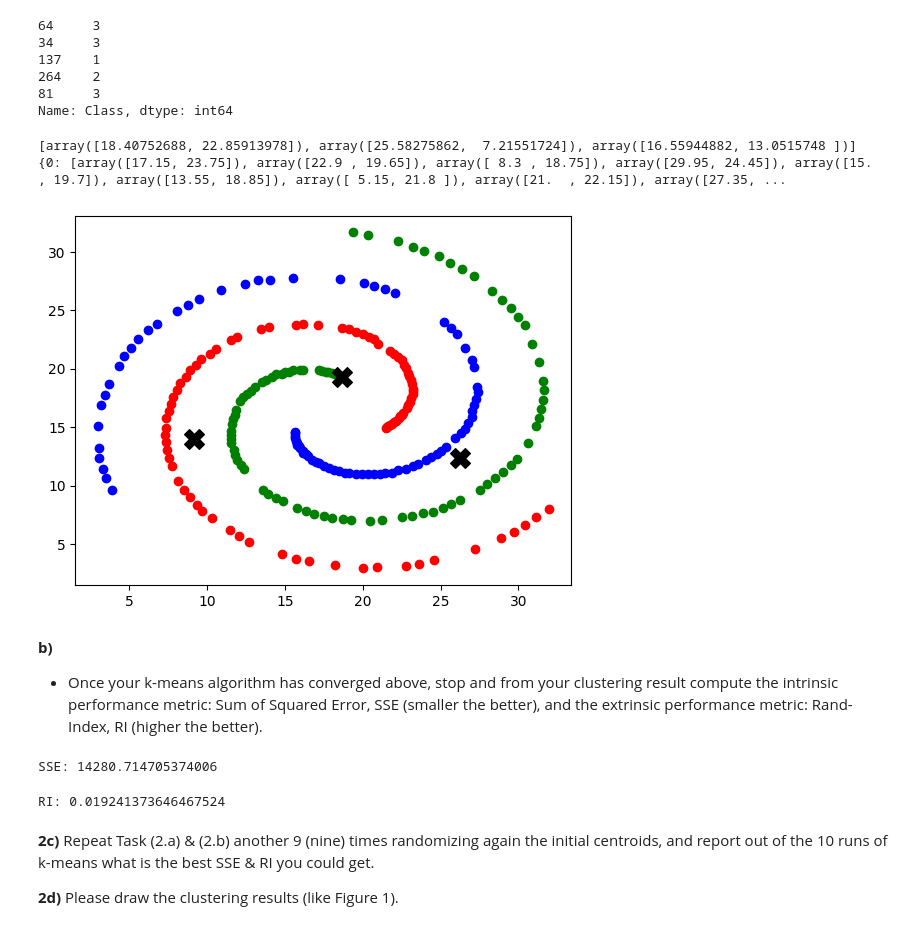
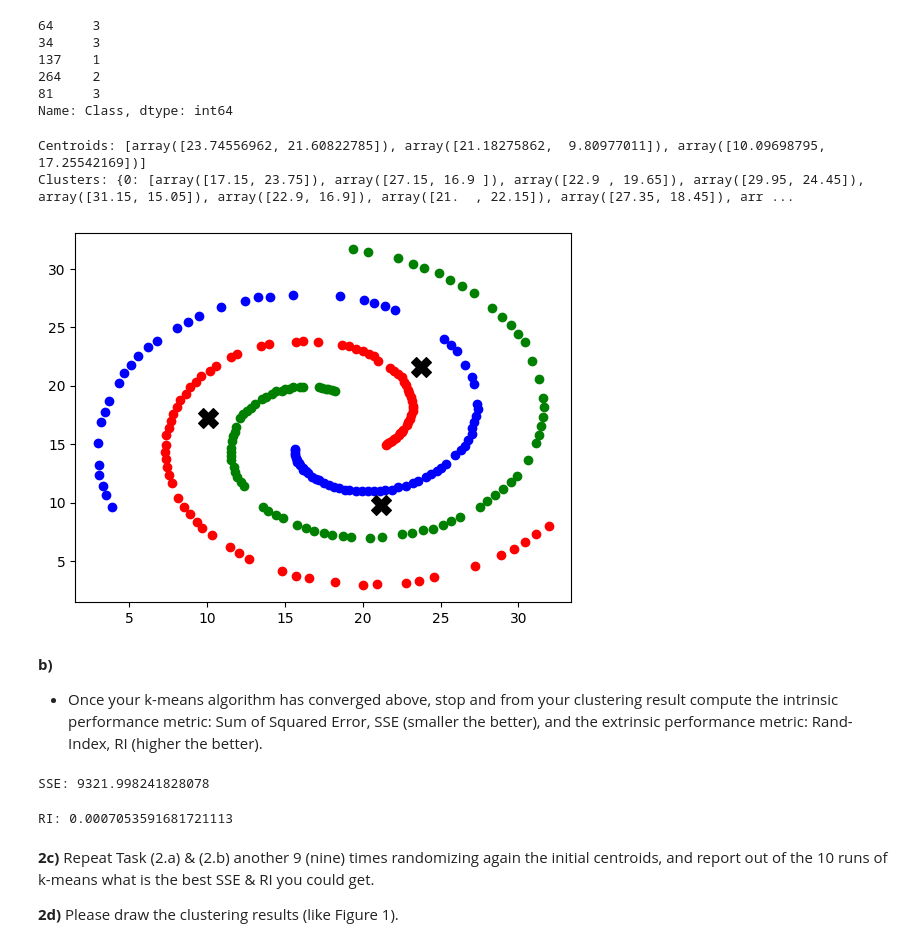
Before and after one commit to natalie2nguyen/ML_Assignment3, a Jupyter notebook: assignment3.ipynb, the cells around one changed output. Drawn from its saved outputs; the diff is of its cells as text; code cells hidden in the pictures.

```diff
--- a/assignment3.ipynb
+++ b/assignment3.ipynb
@@ -71,13 +71,16 @@ Name: Class, dtype: int64
 import random
 import numpy as np
 
+# Repeat steps 2 and 3 until the centroids no longer change significantly (i.e., convergence) or until a maximum number of iterations is reached.
 def df_to_list():
     return list(X_train.values)
 
+# Randomly select 3 centroids from the dataset
 def choose_centroids(data, k):
     # choose random centroids
     return random.sample(data, k)
 
+# For each data point, calculate the Euclidean distance to each of the centroids, and assign the point to the nearest centroid’s cluster.
 def assign_clusters(data,centroids):
     k = len(centroids)
     clusters = {}
@@ -93,21 +96,38 @@ def assign_clusters(data,centroids):
 
     return clusters
 
-def recalculate_centroids(clusters, centroids, k ):
+# For each cluster, recalculate the centroid by finding the mean of all points assigned to that cluster.
+def recalculate_centroids(clusters, data, k):
+    new_centroids = []
     for i in range(k):
-        centroids[i] = np.mean(clusters[i],axis=0)
-    return centroids
+        if clusters[i]:  # Ensure the cluster is not empty
+            new_centroids.append(np.mean(clusters[i], axis=0))
+        else:
+            # Reinitialize centroid with a random point from the data if the cluster is empty
+            new_centroids.append(random.choice(data))
+    return new_centroids
 
-for i in range(300):
+def k_means(k=3, max_iters=300, tol=1e-4):
     data = df_to_list()
-    centroids = choose_centroids(data,3)
-    clusters = assign_clusters(data, centroids)
-    solution = recalculate_centroids(clusters, centroids, 3)
-print(centroids)
-print(clusters)
+    centroids = choose_centroids(data, k)
+
+    for _ in range(max_iters):
+        clusters = assign_clusters(data, centroids)
+        new_centroids = recalculate_centroids(clusters, data, k)
+
+        # Check for convergence (if centroids do not change significantly)
+        if np.allclose(centroids, new_centroids, atol=tol):
+            break
+        centroids = new_centroids
+
+    return centroids, clusters
+
+centroids, clusters = k_means()
+print("Centroids:", centroids)
+print("Clusters:", clusters)
 # %% [output]
-[array([18.40752688, 22.85913978]), array([25.58275862,  7.21551724]), array([16.55944882, 13.0515748 ])]
-{0: [array([17.15, 23.75]), array([22.9 , 19.65]), array([ 8.3 , 18.75]), array([29.95, 24.45]), array([15. , 19.7]), array([13.55, 18.85]), array([ 5.15, 21.8 ]), array([21.  , 22.15]), array([27.35, ...
+Centroids: [array([23.74556962, 21.60822785]), array([21.18275862,  9.80977011]), array([10.09698795, 17.25542169])]
+Clusters: {0: [array([17.15, 23.75]), array([27.15, 16.9 ]), array([22.9 , 19.65]), array([29.95, 24.45]), array([31.15, 15.05]), array([22.9, 16.9]), array([21.  , 22.15]), array([27.35, 18.45]), arr ...
 # %%
 training_set = pd.concat([X_train, y_train])
 training_1 = training_set.loc[df['Class'] == 1]
@@ -116,12 +136,12 @@ training_3 = training_set.loc[df['Class'] == 3]
 # %%
 plt.scatter(training_1['x'], training_1['y'], color='g')
 plt.scatter(training_2['x'], training_2['y'], color='b')
 plt.scatter(training_3['x'], training_3['y'], color='r')
-for centroid in (centroids):
+for i, centroid in enumerate(centroids):
     plt.scatter(centroid[0], centroid[1], color="black", edgecolor='k', marker='X', s=200, label=f'Centroid {i+1}')
 plt.show()
 # %% [output]
-[figure, old version]
+[figure, new version]
 # %% [markdown]
 **b)**
 - Once your k-means algorithm has converged above, stop and from your clustering result compute the intrinsic performance metric: Sum of Squared Error, SSE (smaller the better), and the extrinsic performance metric: Rand-Index, RI (higher the better).
@@ -136,7 +156,7 @@ def calculate_SSE(clusters, centroids):
 SSE = calculate_SSE(clusters,centroids)
 print("SSE:", float(SSE))
 # %% [output]
-SSE: 14280.714705374006
+SSE: 9321.998241828078
 # %%
 
 from sklearn.metrics import adjusted_rand_score
@@ -152,7 +172,7 @@ def calculate_RI(centroids):
 RI = calculate_RI(centroids)
 print("RI:", RI)
 # %% [output]
-RI: 0.019241373646467524
+RI: 0.0007053591681721113
 # %% [markdown]
 **2c)**
     Repeat Task (2.a) & (2.b) another 9 (nine) times randomizing again the initial centroids, and report out of the 10 runs of k-means what is the best SSE & RI you could get.
```
Also changed, not shown: parts of 9 cells of this notebook.
